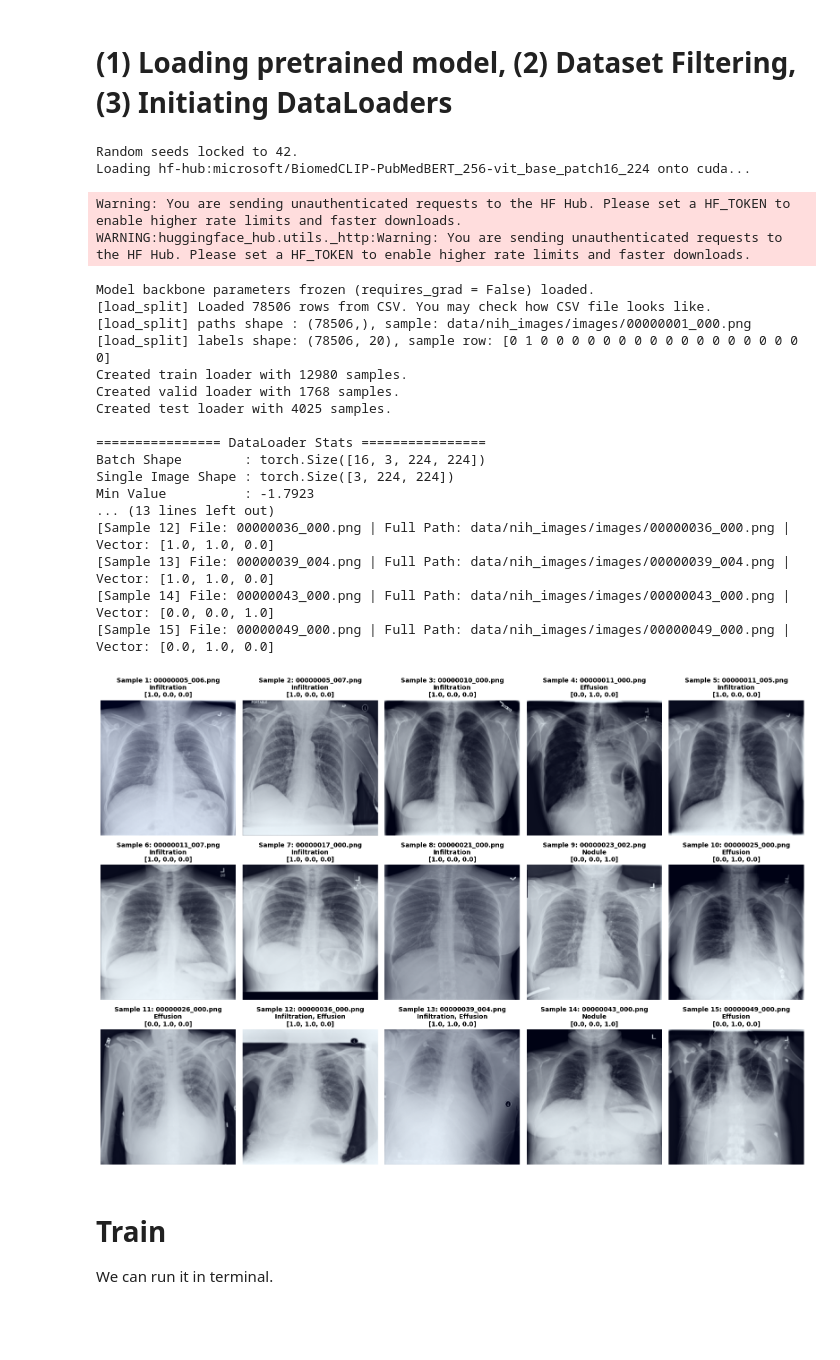
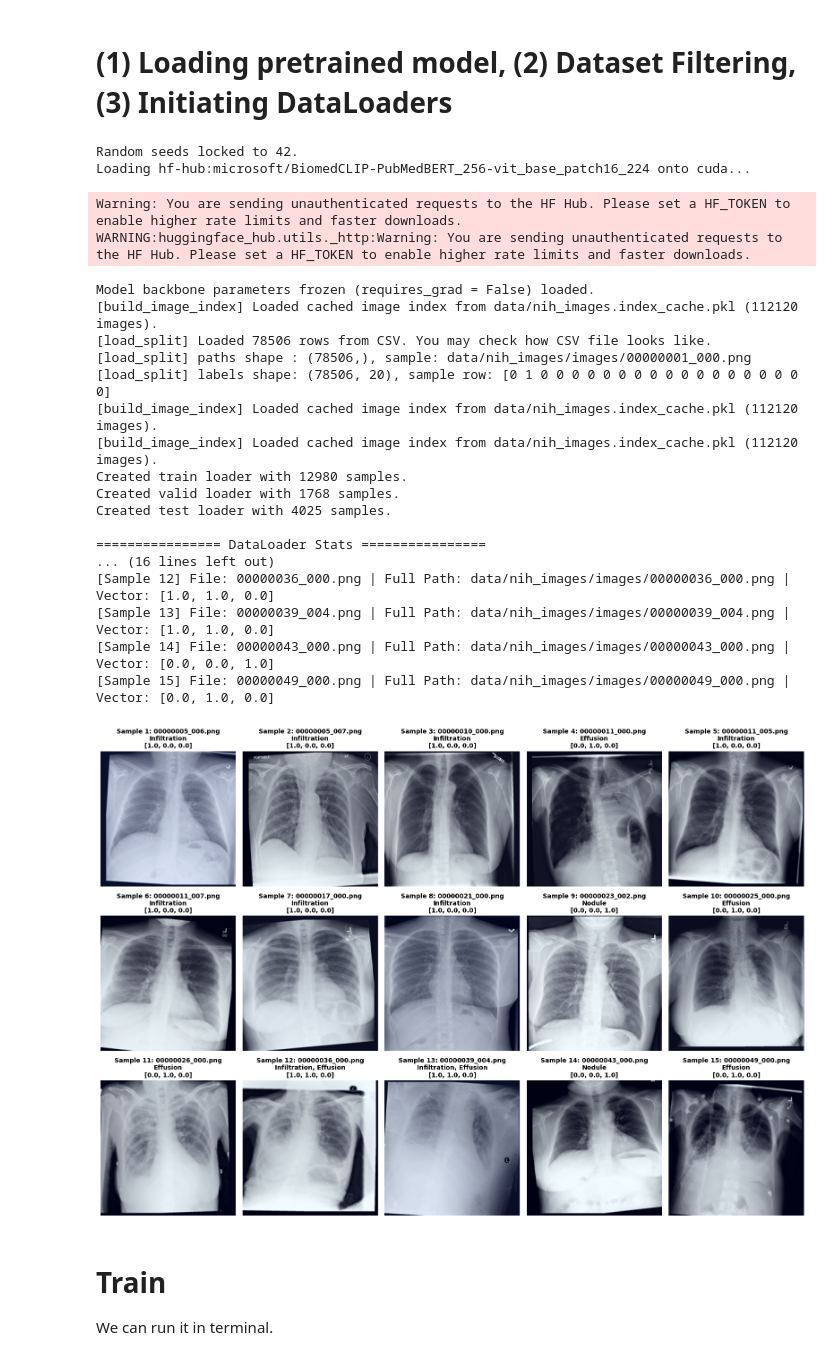
Before and after one commit to holidayjo/xray_clip, a Jupyter notebook: main.ipynb, the cells around one changed output. Drawn from its saved outputs; the diff is of its cells as text; code cells hidden in the pictures; blank space fills up the shorter version.

```diff
--- a/main.ipynb
+++ b/main.ipynb
@@ -37,39 +37,47 @@ labels                                  = train_df_filtered[cfg['top_labels']].v
 # Package the filtered datasets into clean dictionaries
 paths_dict = {'train': train_paths_filtered, 'valid': valid_paths_filtered, 'test' : test_paths_filtered}
 df_dict    = {'train': train_df_filtered,    'valid': valid_df_filtered,    'test' : test_df_filtered}
 
 # Create PyTorch DataLoaders
+train_augment = utils.dataset.build_train_augmentation()
+# train_loader, valid_loader, test_loader = utils.dataset.create_dataloaders(paths_dict  = paths_dict,
+#                                                                            df_dict     = df_dict,
+#                                                                            top_labels  = cfg['top_labels'],
+#                                                                            preprocess  = preprocess,
+#                                                                            batch_size  = 16,
+#                                                                            num_workers = 2)
 train_loader, valid_loader, test_loader = utils.dataset.create_dataloaders(paths_dict  = paths_dict,
                                                                            df_dict     = df_dict,
                                                                            top_labels  = cfg['top_labels'],
                                                                            preprocess  = preprocess,
                                                                            batch_size  = 16,
-                                                                           num_workers = 2)
+                                                                           num_workers = 2,
+                                                                           augment     = train_augment)
 # verifying.
 utils.dataset.inspect_dataloader(train_loader, class_names=cfg['top_labels'], num_images=15)
 # %% [output]
 Random seeds locked to 42.
 Loading hf-hub:microsoft/BiomedCLIP-PubMedBERT_256-vit_base_patch16_224 onto cuda...
 Warning: You are sending unauthenticated requests to the HF Hub. Please set a HF_TOKEN to enable higher rate limits and faster downloads.
 WARNING:huggingface_hub.utils._http:Warning: You are sending unauthenticated requests to the HF Hub. Please set a HF_TOKEN to enable higher rate limits and faster downloads.
 Model backbone parameters frozen (requires_grad = False) loaded.
+[build_image_index] Loaded cached image index from data/nih_images.index_cache.pkl (112120 images).
 [load_split] Loaded 78506 rows from CSV. You may check how CSV file looks like.
 [load_split] paths shape : (78506,), sample: data/nih_images/images/00000001_000.png
 [load_split] labels shape: (78506, 20), sample row: [0 1 0 0 0 0 0 0 0 0 0 0 0 0 0 0 0 0 0 0]
+[build_image_index] Loaded cached image index from data/nih_images.index_cache.pkl (112120 images).
+[build_image_index] Loaded cached image index from data/nih_images.index_cache.pkl (112120 images).
 Created train loader with 12980 samples.
 Created valid loader with 1768 samples.
 Created test loader with 4025 samples.
 
 ================ DataLoader Stats ================
-Batch Shape        : torch.Size([16, 3, 224, 224])
-Single Image Shape : torch.Size([3, 224, 224])
-Min Value          : -1.7923
-... (13 lines left out)
+... (16 lines left out)
 [Sample 12] File: 00000036_000.png | Full Path: data/nih_images/images/00000036_000.png | Vector: [1.0, 1.0, 0.0]
 [Sample 13] File: 00000039_004.png | Full Path: data/nih_images/images/00000039_004.png | Vector: [1.0, 1.0, 0.0]
 [Sample 14] File: 00000043_000.png | Full Path: data/nih_images/images/00000043_000.png | Vector: [0.0, 0.0, 1.0]
 [Sample 15] File: 00000049_000.png | Full Path: data/nih_images/images/00000049_000.png | Vector: [0.0, 1.0, 0.0]
-[figure, old version]
+[figure, new version]
 # %% [markdown]
 # Train
 We can run it in terminal.
```
Also changed, not shown: parts of 3 cells of this notebook, 6 other files.
